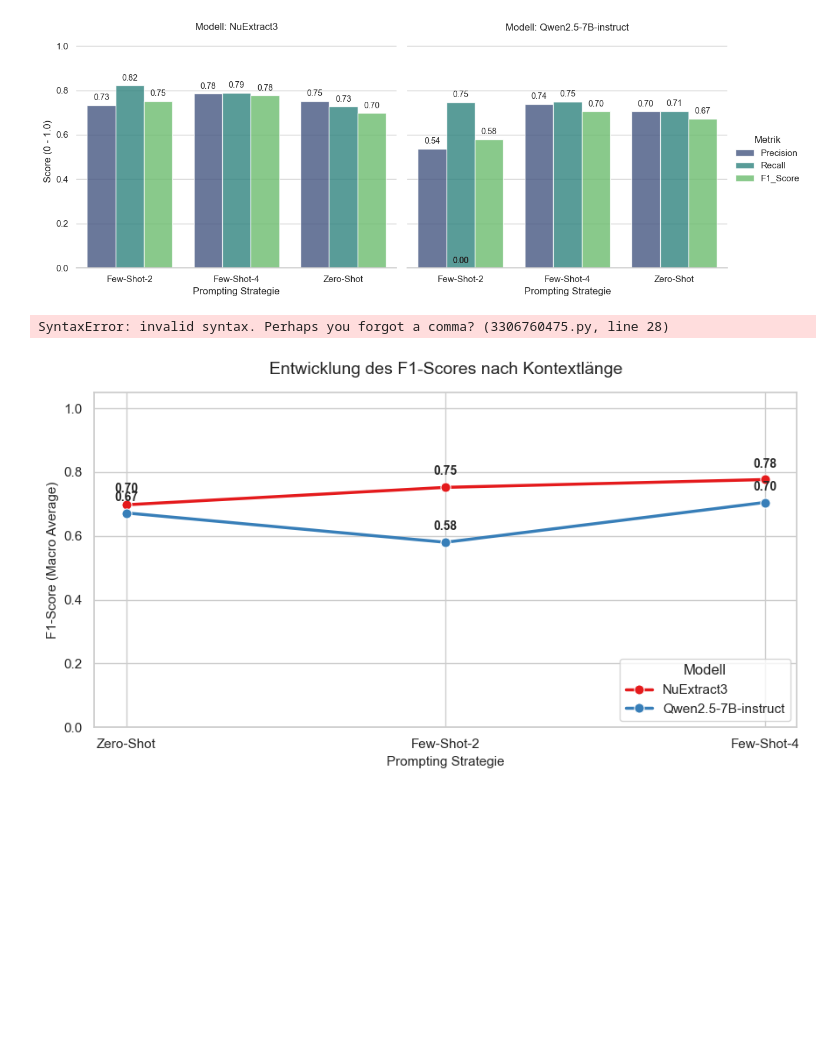
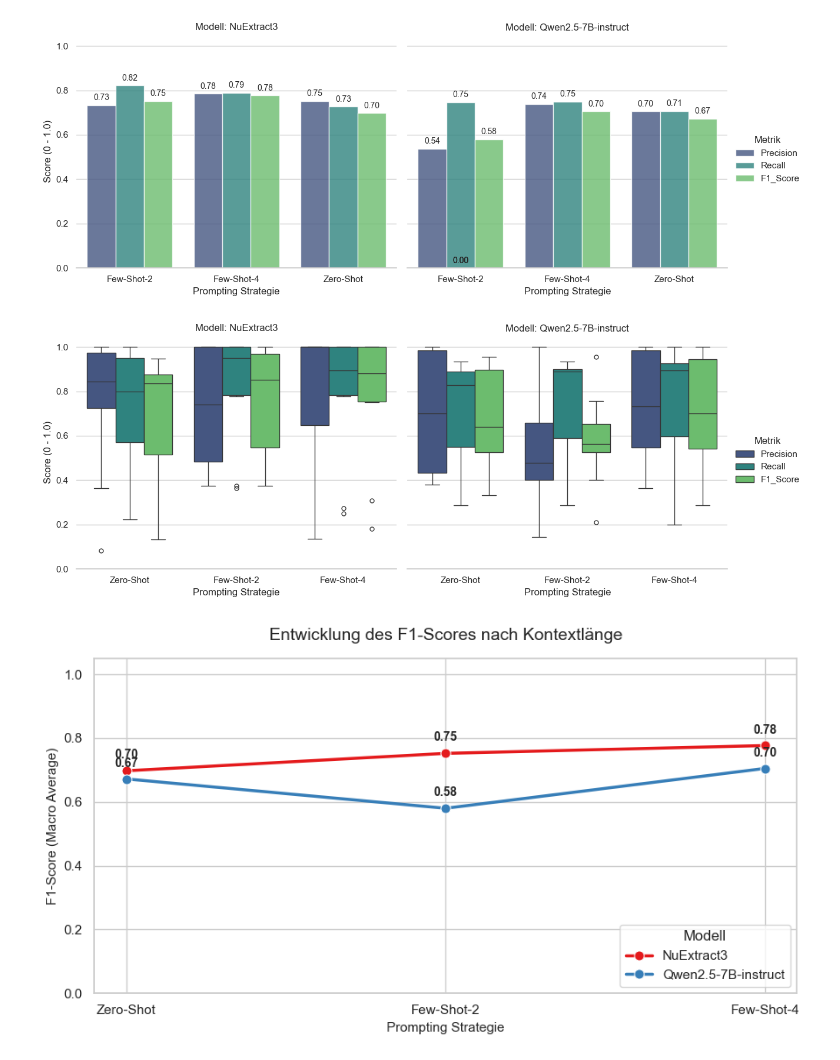
Before and after one commit to ossj-dev/wv_prototyp, a Jupyter notebook: study/auswertung_study_02.ipynb, the cells around one changed output. Cells and saved outputs as stored; diff of their text form; code cells hidden in the pictures; blank space fills up the shorter version.

```diff
--- a/study/auswertung_study_02.ipynb
+++ b/study/auswertung_study_02.ipynb
@@ -117,35 +117,36 @@ model_order = ['NuExtract3', 'Qwen2.5-7B-instruct']
 # 3. WICHTIG: KEIN Groupby.mean() durchführen!
 # Wir schmelzen direkt das rohe DataFrame, damit Seaborn alle Werte kennt.
 melted = df.melt(
     id_vars=['Modell', 'Strategie'],
     value_vars=['Precision', 'Recall', 'F1_Score'],
     var_name='Metrik',
     value_name='Wert'
-)
+ )
 
 # 4. Boxplot erstellen (Ein Plot pro Modell)
 sns.set_theme(style="whitegrid")
 g = sns.catplot(
     data=melted,
     kind="box",      # <-- Hier auf 'box' umgestellt
     x="Strategie",
     y="Wert",
     hue="Metrik",
     col="Modell",
+    col_order=model_order,
     palette="viridis",
     height=5,
     aspect=1.2
 )
 
 # Design-Anpassungen
 g.despine(left=True)
 g.set_axis_labels("Prompting Strategie", "Score (0 - 1.0)")
 g.set_titles("Modell: {col_name}")
 g.set(ylim=(0, 1.05))
 
 plt.show()
 # %% [output]
-SyntaxError: invalid syntax. Perhaps you forgot a comma? (3306760475.py, line 28)
+[figure, added]
 # %%
 # 2. F1-Score berechnen
 df['Precision'] = (df['TP'] / (df['TP'] + df['FP'])).fillna(0)
```
Also changed, not shown: 4 other files.
